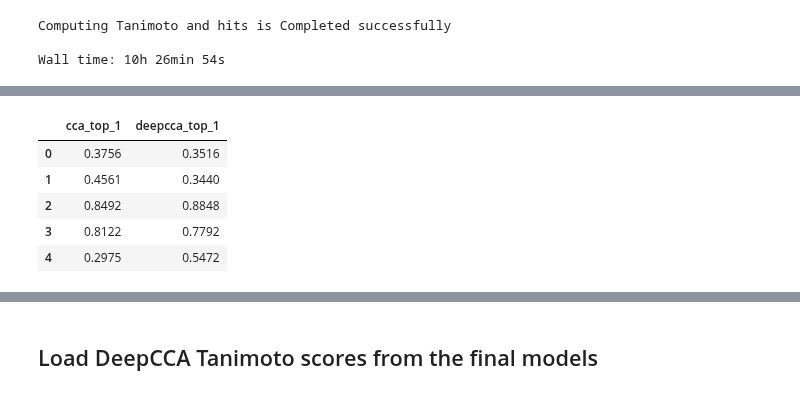
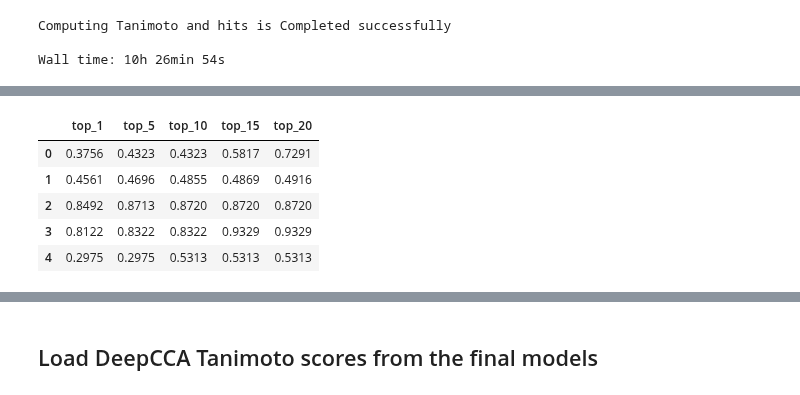
Before and after one commit to LukaLmelias/DeepCCA_thesis, a Jupyter notebook: final_model_prediction_and_evaluation.ipynb, the cells around one changed output, grey strips where cells are left out. Saved outputs shown, nothing was run; the diff lists cells and outputs as text; code cells hidden in the pictures.

```diff
--- a/final_model_prediction_and_evaluation.ipynb
+++ b/final_model_prediction_and_evaluation.ipynb
@@ -581,29 +599,34 @@ deepcca_cos_preds_df = Files(f'./sdl_logs/sdl_optimized_params/test_in_train/sdl
 def get_top_k(preds_df,top_k,item='top_20_tanis'):
     top_k_item = []
     for tanis in preds_df[item]:
-        top_k_item.append(max(tanis[:top_k]))
+        if item == 'top_20_cos':
+            top_k_item.append(np.mean(tanis[:top_k]))
+        else:
+            top_k_item.append(max(tanis[:top_k]))
         #break
     return top_k_item
 # %%
-top = 1
-cca_top_1_tanis = get_top_k(preds_df=cca_cos_preds_df,
-                            top_k=top,
+top = [1,5,10,15,20]
+
+#cca_top_tanis = []
+cca_top_tanis_df = pd.DataFrame()
+for i in top:
+
+    tanis = get_top_k(preds_df=cca_cos_preds_df,
+                            top_k=i,
                            item='top_20_tanis')
+    #cca_top_tanis.append(tanis)
+    cca_top_tanis_df[f'top_{i}'] = tanis
 
-deepcca_top_1_tanis = get_top_k(preds_df=deepcca_cos_preds_df,
-                            top_k=top,
-                           item='top_20_tanis')
 
-top_1_df = pd.DataFrame({'cca_top_1':cca_top_1_tanis,
-                         'deepcca_top_1':deepcca_top_1_tanis,
-                        })
-top_1_df.head()
+
+cca_top_tanis_df.head()
 # %% [output]
-|  | cca_top_1 | deepcca_top_1 |
-| 0 | 0.3756 | 0.3516 |
-| 1 | 0.4561 | 0.3440 |
-| 2 | 0.8492 | 0.8848 |
-| 3 | 0.8122 | 0.7792 |
-| 4 | 0.2975 | 0.5472 |
+|  | top_1 | top_5 | top_10 | top_15 | top_20 |
+| 0 | 0.3756 | 0.4323 | 0.4323 | 0.5817 | 0.7291 |
+| 1 | 0.4561 | 0.4696 | 0.4855 | 0.4869 | 0.4916 |
+| 2 | 0.8492 | 0.8713 | 0.8720 | 0.8720 | 0.8720 |
+| 3 | 0.8122 | 0.8322 | 0.8322 | 0.9329 | 0.9329 |
+| 4 | 0.2975 | 0.2975 | 0.5313 | 0.5313 | 0.5313 |
 # %%
 plt.figure(figsize=(4.8, 6.4),dpi=100)
```
Also changed, not shown: parts of 15 cells of this notebook.
